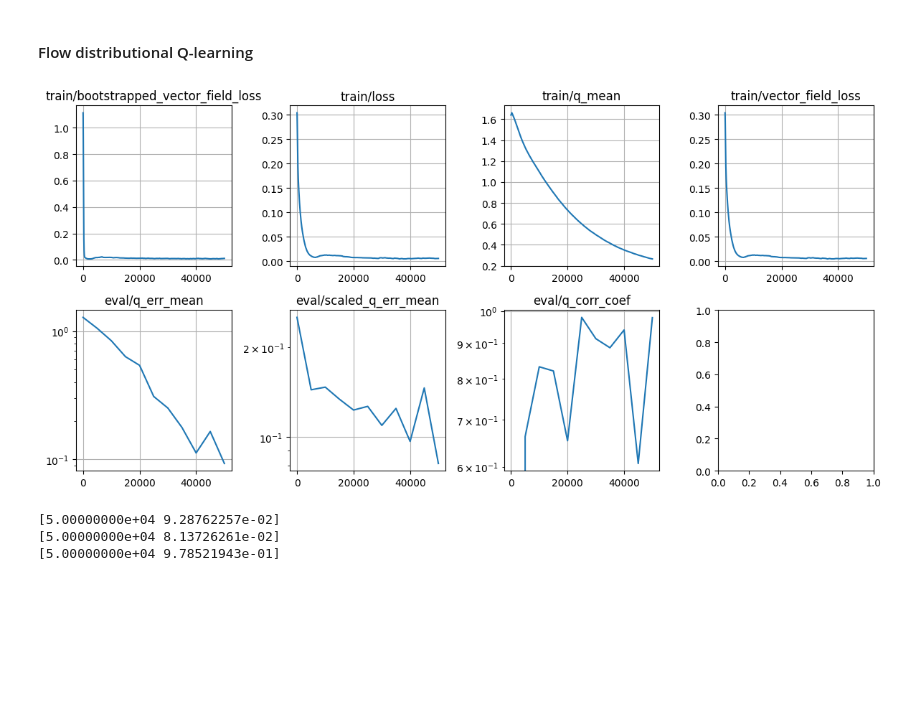
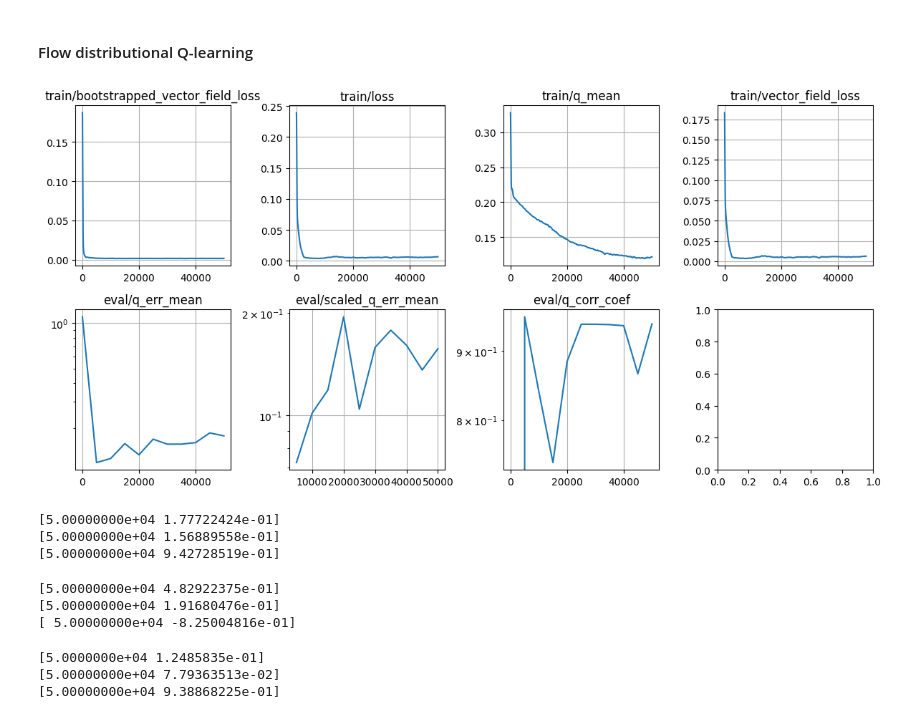
Before and after one commit to chongyi-zheng/ogbench, a Jupyter notebook: notebooks/2025_07_03_RiverSwim.ipynb, the cells around one changed output. Cells and saved outputs as stored; diff of their text form; code cells hidden in the pictures; blank space fills up the shorter version.

```diff
--- a/notebooks/2025_07_03_RiverSwim.ipynb
+++ b/notebooks/2025_07_03_RiverSwim.ipynb
@@ -537,7 +538,7 @@ class CriticVectorField(nn.Module):
 # %%
 batch_size = 1024
 tau = 0.005
-lam = 1.0
+lam = 0.1
 num_flow_steps = 10
 num_iterations = 50_000
 eval_interval = 5_000
@@ -713,16 +714,16 @@ def loss_fn(params, target_params, batch, rng):
 
   vector_field = critic_vf.apply(
     params, transformed_noisy_returns, times, batch['observations'], batch['actions'])
-  next_vector_field = critic_vf.apply(
-    params, noisy_next_returns, times, batch['next_observations'], next_actions)
+  # next_vector_field = critic_vf.apply(
+  #   params, noisy_next_returns, times, batch['next_observations'], next_actions)
 
   # bootstrapped_vector_field = jnp.sum(bootstrapped_vector_field * jax.nn.one_hot(batch['actions'], env.num_actions), axis=-1)
   # target_bootstrapped_vector_field = critic_vf.apply(
   #   target_params, noisy_next_returns, times, batch['next_observations'], next_actions,
   #   proj=False)
-  target_vector_field = critic_vf.apply(
-    target_params, transformed_noisy_returns, times, batch['observations'], batch['actions'], proj=False)
-  target_vector_field = jax.lax.stop_gradient(target_vector_field)
+  # target_vector_field = critic_vf.apply(
+  #   target_params, transformed_noisy_returns, times, batch['observations'], batch['actions'], proj=False)
+  # target_vector_field = jax.lax.stop_gradient(target_vector_field)
   target_next_vector_field = critic_vf.apply(
     target_params, noisy_next_returns, times, batch['next_observations'], next_actions, proj=False)
   target_next_vector_field = jax.lax.stop_gradient(target_next_vector_field)
@@ -731,8 +732,7 @@ def loss_fn(params, target_params, batch, rng):
   # target_bootstrapped_vector_field_norm = jax.lax.stop_gradient(jnp.abs(target_bootstrapped_vector_field)).squeeze(-1)
   # print("bootstrapped_vector_field_norm.shape = {}".format(bootstrapped_vector_field_norm.shape))
   # print("target_bootstrapped_vector_field_norm.shape = {}".format(target_bootstrapped_vector_field_norm.shape))
-  bootstrapped_vector_field_loss = jnp.mean((vector_field - target_next_vector_field) ** 2 +
-                                            (next_vector_field - target_vector_field) ** 2)
+  bootstrapped_vector_field_loss = jnp.mean((vector_field - target_next_vector_field) ** 2)
   # bootstrapped_vector_field_loss = -2.0 * jnp.mean(
   #   jnp.sum(bootstrapped_vector_field * target_bootstrapped_vector_field, axis=-1) / (bootstrapped_vector_field_norm * target_bootstrapped_vector_field_norm))
   # print("jnp.sum(bootstrapped_vector_field * target_bootstrapped_vector_field, axis=-1).shape = {}".format(jnp.sum(bootstrapped_vector_field * target_bootstrapped_vector_field, axis=-1).shape))
@@ -765,7 +765,7 @@ def loss_fn(params, target_params, batch, rng):
 
   return loss, info
 
-optimizer = optax.adam(learning_rate=3e-4)
+optimizer = splus(learning_rate=3e-4 * 512 * 2)
 # optimizer = optax.chain(
 #     optax.clip_by_global_norm(1.0),
 #     optax.adam(learning_rate=3e-4)
@@ -776,7 +776,7 @@ grad_fn = jax.value_and_grad(loss_fn, has_aux=True)
 @jax.jit
 def update_fn(params, target_params, opt_state, batch, rng):
   (loss, info), grads = grad_fn(params, target_params, batch, rng)
-  updates, opt_state = optimizer.update(grads, opt_state)
+  updates, opt_state = optimizer.update(grads, opt_state, params)
   params = optax.apply_updates(params, updates)
 
   target_params = jax.tree_util.tree_map(
@@ -791,8 +791,8 @@ def evaluate_fn(params, rng):
   actions = jnp.arange(env.num_actions)[None, :].repeat(env.num_states, axis=0).reshape(-1)
   # noise_mean = (min_reward / (1.0 - discount) + max_reward / (1.0 - discount)) / 2
   # noise_std = (max_reward / (1.0 - discount) - min_reward / (1.0 - discount)) / (2 * 3)
-  noise_mean = 0.0
-  noise_std = 1.0
+  # noise_mean = 0.0
+  # noise_std = 1.0
 
   rng, q_rng = jax.random.split(rng)
   # q_noises = jax.random.uniform(q_rng, (obs.shape[0], 1),
@@ -822,39 +822,58 @@ def evaluate_fn(params, rng):
 
   return info
 
 metrics = defaultdict(list)
 for i in tqdm.trange(1, num_iterations + 1):
   key, train_key = jax.random.split(key)
   batch = sample_batch(batch_size)
 
   critic_vf_params, target_critic_vf_params, opt_state, loss, info = update_fn(
     critic_vf_params, target_critic_vf_params, opt_state, batch, train_key)
 
   for k, v in info.items():
     metrics['train/' + k].append(
       np.array([i, v])
     )
 
   if i == 1 or i % eval_interval == 0:
     key, eval_key = jax.random.split(key)
     eval_info = evaluate_fn(critic_vf_params, eval_key)
     for k, v in eval_info.items():
       metrics['eval/' + k].append(
         np.array([i, v])
       )
 
   if i == 1 or i % log_interval == 0:
     plot_metrics(metrics, logyscale_stats=['eval/q_err_mean', 'eval/scaled_q_err_mean', 'eval/q_corr_coef'])
     display.clear_output(wait=True)
     plt.tight_layout()
     plt.show()
 # %% [output]
-[figure, old version]
+[figure, new version]
 # %%
+# lam = 0.0
 print(metrics['eval/q_err_mean'][-1])
 print(metrics['eval/scaled_q_err_mean'][-1])
 print(metrics['eval/q_corr_coef'][-1])
 # %% [output]
-[5.00000000e+04 9.28762257e-02]
-[5.00000000e+04 8.13726261e-02]
-[5.00000000e+04 9.78521943e-01]
+[5.00000000e+04 1.77722424e-01]
+[5.00000000e+04 1.56889558e-01]
+[5.00000000e+04 9.42728519e-01]
+# %%
+# lam = 1.0
+print(metrics['eval/q_err_mean'][-1])
+print(metrics['eval/scaled_q_err_mean'][-1])
+print(metrics['eval/q_corr_coef'][-1])
+# %% [output]
+[5.00000000e+04 4.82922375e-01]
+[5.00000000e+04 1.91680476e-01]
+[ 5.00000000e+04 -8.25004816e-01]
+# %%
+# lam = 0.03, splus
+print(metrics['eval/q_err_mean'][-1])
+print(metrics['eval/scaled_q_err_mean'][-1])
+print(metrics['eval/q_corr_coef'][-1])
+# %% [output]
+[5.0000000e+04 1.2485835e-01]
+[5.00000000e+04 7.79363513e-02]
+[5.00000000e+04 9.38868225e-01]
```
Also changed, not shown: parts of 1 cell of this notebook, 3 other files.
